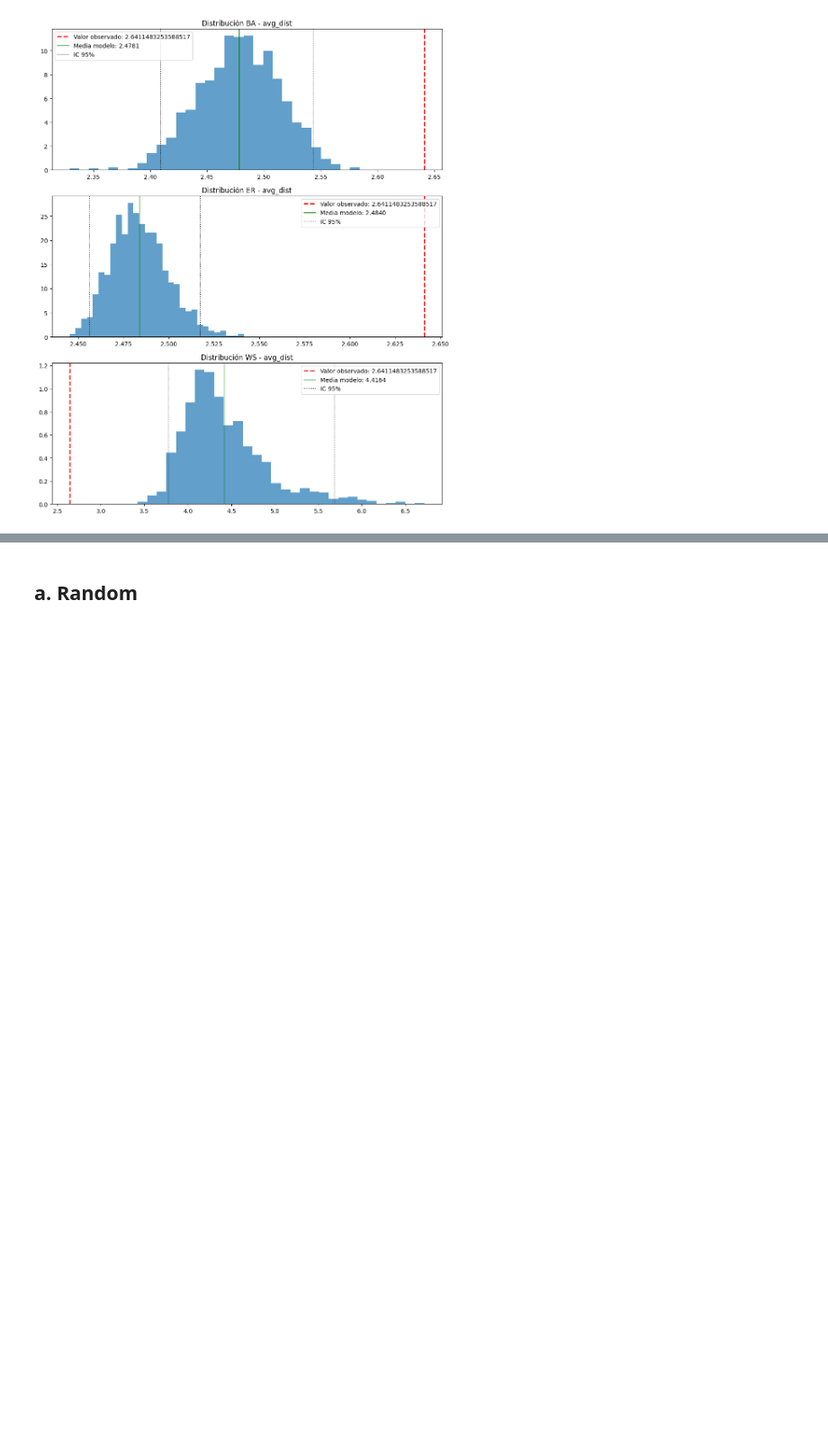
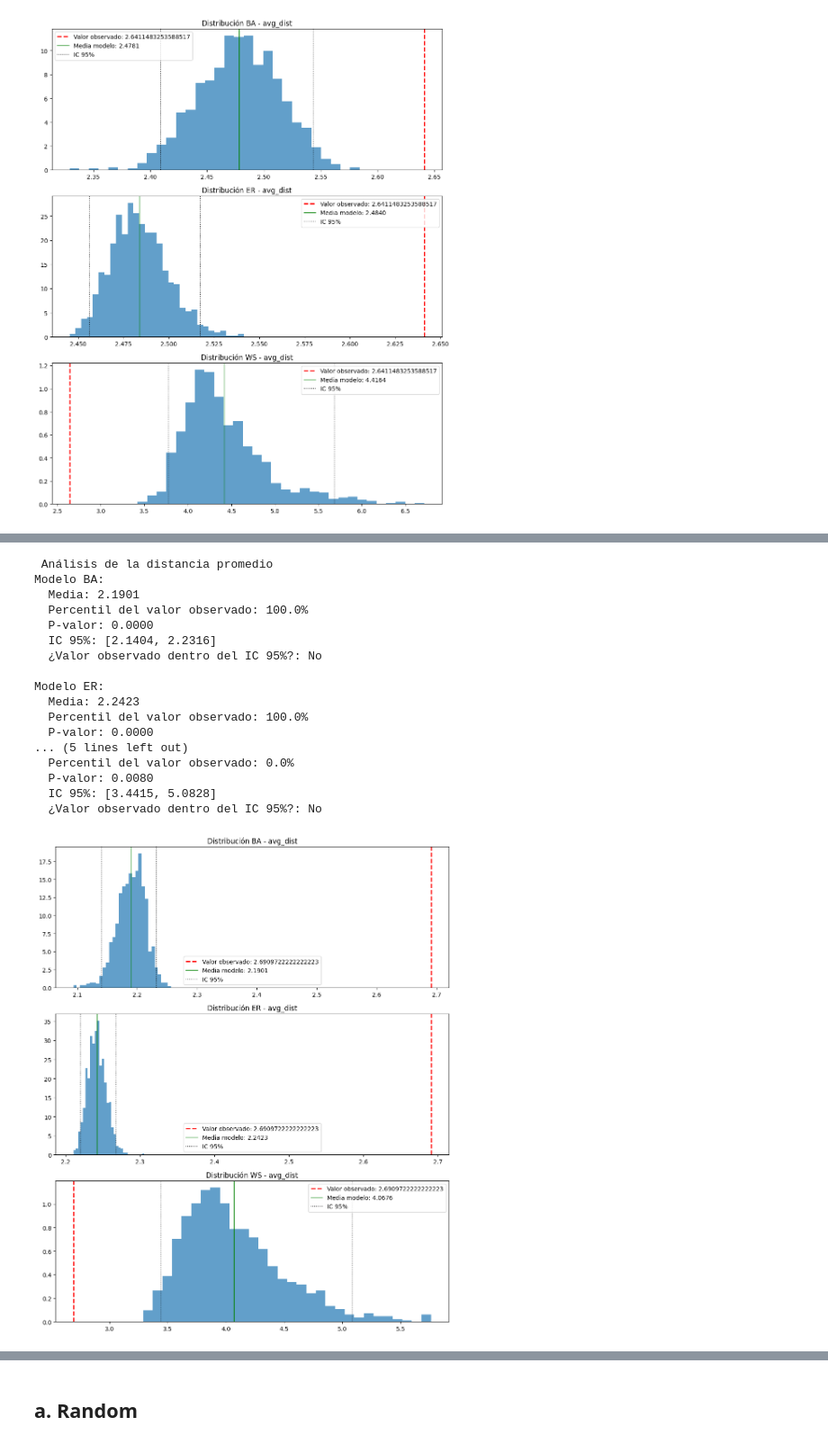
Before and after one commit to jgjuara/redes-tp1, a Jupyter notebook: TP1DMCyT_v2.ipynb, the cells around one changed output, grey strips where cells are left out. Shown at 90% size. Saved outputs shown, nothing was run; the diff lists cells and outputs as text; code cells hidden in the pictures; blank space fills up the shorter version.

```diff
--- a/TP1DMCyT_v2.ipynb
+++ b/TP1DMCyT_v2.ipynb
@@ -498,0 +588,38 @@ plt.show()
+# %%
+# Valor observado
+resultados = analisis_indicador(df = df_terrU, param = 'avg_dist', valores_reales = valores_reales_terrU)
+
+
+
+
+print(" Análisis de la distancia promedio")
+# Mostrar resultados
+for modelo, res in resultados.items():
+    print(f"Modelo {modelo.upper()}:")
+    print(f"  Media: {res['media']:.4f}")
+    print(f"  Percentil del valor observado: {res['percentil']:.1f}%")
+    print(f"  P-valor: {res['p_valor']:.4f}")
+    print(f"  IC 95%: [{res['intervalo_confianza_95'][0]:.4f}, {res['intervalo_confianza_95'][1]:.4f}]")
+    print(f"  ¿Valor observado dentro del IC 95%?: {'Sí' if res['dentro_ic'] else 'No'}")
+    print()
+
+plot_analisis_indicador(df = df_terrU  , resultados = resultados, valores_reales = valores_reales_terrU, param = 'avg_dist')
+# %% [output]
+ Análisis de la distancia promedio
+Modelo BA:
+  Media: 2.1901
+  Percentil del valor observado: 100.0%
+  P-valor: 0.0000
+  IC 95%: [2.1404, 2.2316]
+  ¿Valor observado dentro del IC 95%?: No
+
+Modelo ER:
+  Media: 2.2423
+  Percentil del valor observado: 100.0%
+  P-valor: 0.0000
+... (5 lines left out)
+  Percentil del valor observado: 0.0%
+  P-valor: 0.0080
+  IC 95%: [3.4415, 5.0828]
+  ¿Valor observado dentro del IC 95%?: No
+[figure, added]
```
Also changed, not shown: parts of 20 cells of this notebook.
